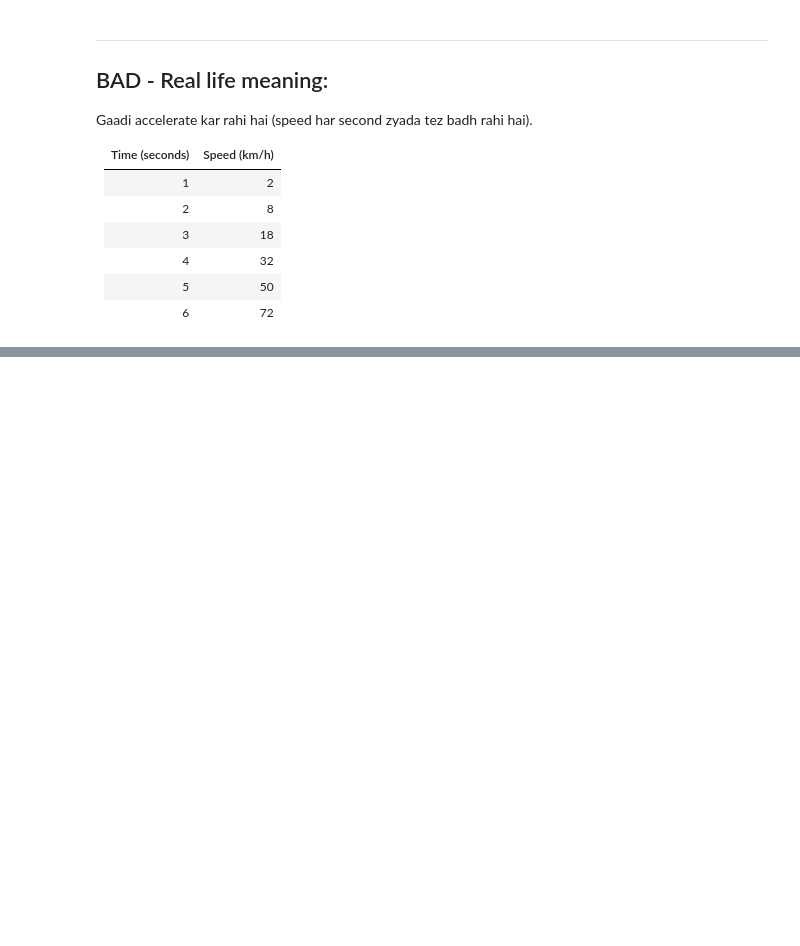
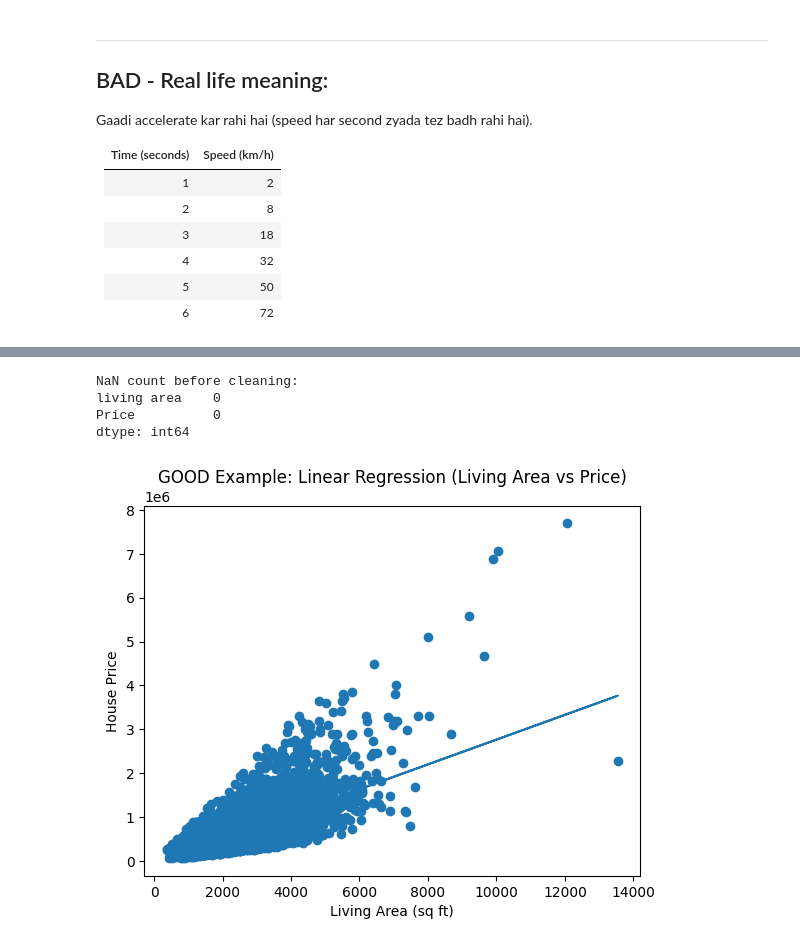
Before and after one commit to AI-Ki-Pathshala/AI-ML-tutorials, a Jupyter notebook: Recording_Notebooks/Regression/1_Linear_Regression_Hindi.ipynb, the cells around one changed output, grey strips where cells are left out. Drawn from its saved outputs; the diff is of its cells as text; code cells hidden in the pictures; blank space fills up the shorter version.

```diff
--- a/Recording_Notebooks/Regression/1_Linear_Regression_Hindi.ipynb
+++ b/Recording_Notebooks/Regression/1_Linear_Regression_Hindi.ipynb
@@ -143,0 +124,44 @@ plt.show()
+# %%
+import pandas as pd
+import matplotlib.pyplot as plt
+from sklearn.linear_model import LinearRegression
+
+# Load dataset (download CSV from Kaggle first)
+file_path = r'Data/House_Price_India_Good_Example.csv'
+df = pd.read_csv(file_path)
+
+# Clean column names (VERY IMPORTANT)
+df.columns = df.columns.str.strip()
+
+# Check NaN values
+print("NaN count before cleaning:")
+print(df[['living area', 'Price']].isna().sum())
+
+# Remove NaN rows
+df = df[['living area', 'Price']].dropna()
+
+# Define X and y
+X = df[['living area']]   # Independent variable
+y = df['Price']           # Dependent variable
+
+# Train model
+model = LinearRegression()
+model.fit(X, y)
+
+# Predict
+y_pred = model.predict(X)
+
+# Plot
+plt.figure()
+plt.scatter(X, y)
+plt.plot(X, y_pred)
+plt.xlabel("Living Area (sq ft)")
+plt.ylabel("House Price")
+plt.title("GOOD Example: Linear Regression (Living Area vs Price)")
+plt.show()
+# %% [output]
+NaN count before cleaning:
+living area    0
+Price          0
+dtype: int64
+[figure, added]
```
Also changed, not shown: parts of 4 cells of this notebook, 6 other files.
